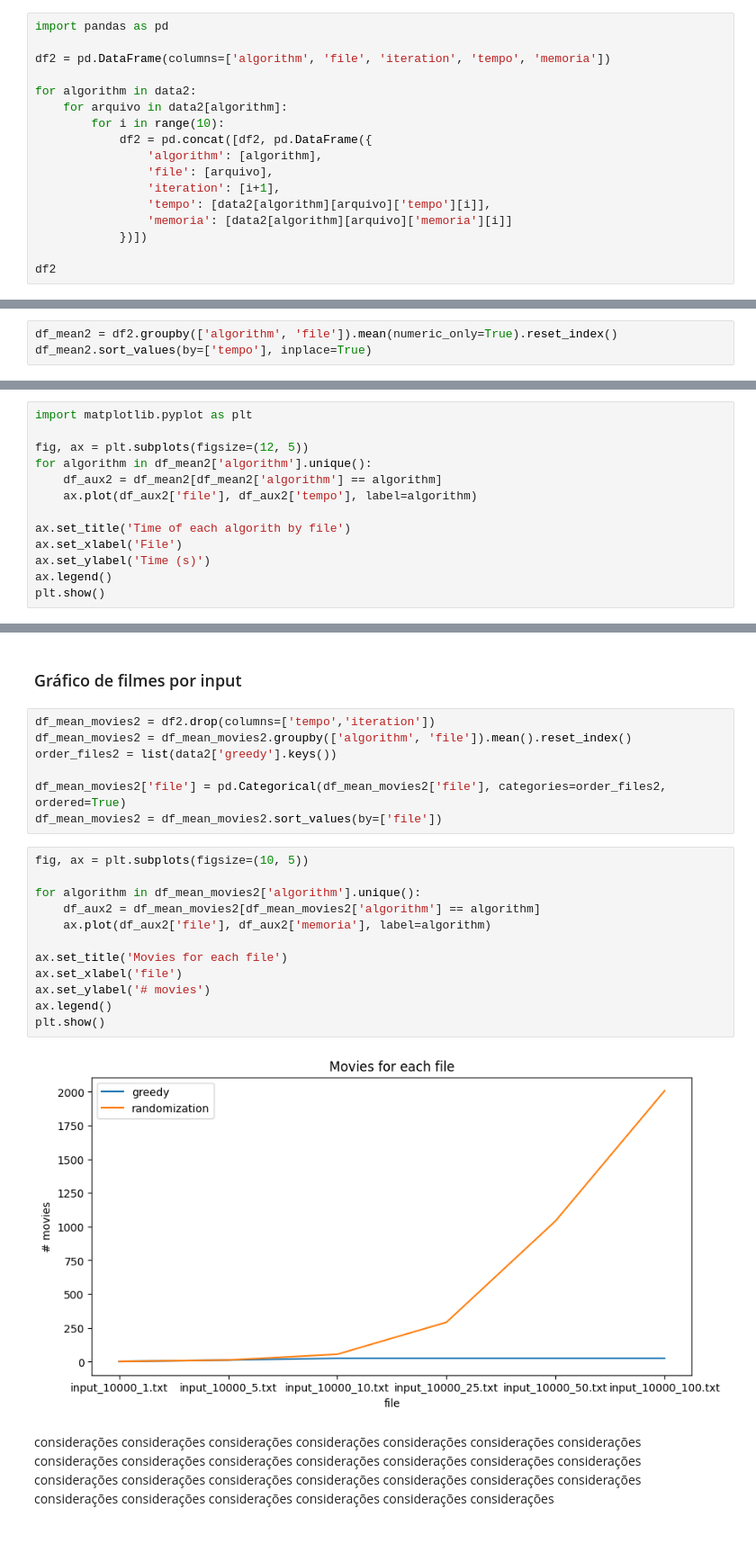
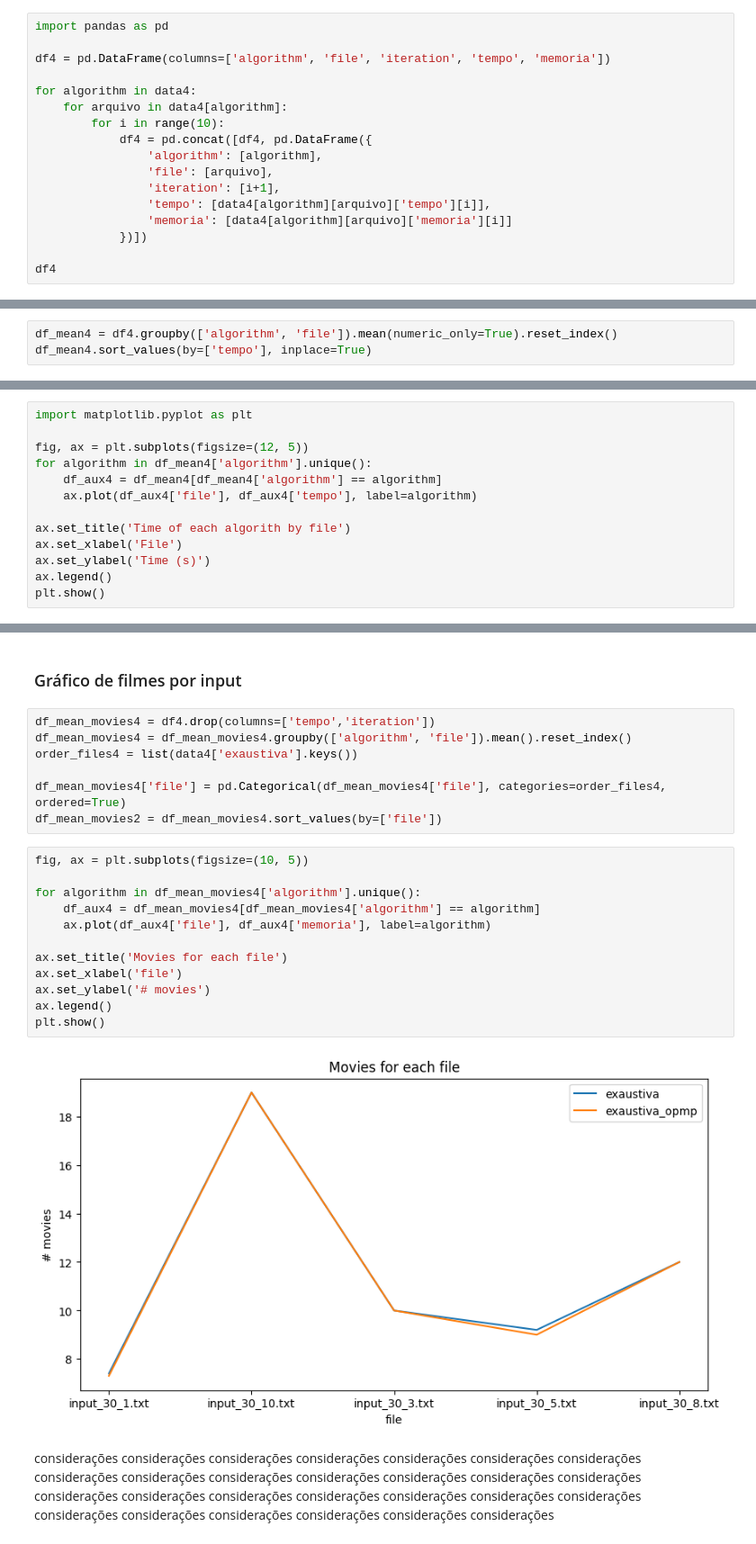
Before and after one commit to ivanbbar/projeto-supercomp2, a Jupyter notebook: relatorio final.ipynb, the cells around one changed output, grey strips where cells are left out. Shown at 90% size. Saved outputs shown, nothing was run; the diff lists cells and outputs as text.

```diff
--- a/relatorio final.ipynb
+++ b/relatorio final.ipynb
@@ -364,19 +444,19 @@ Gerando o df pra ser usado no gráfico
 # %%
 import pandas as pd
 
-df2 = pd.DataFrame(columns=['algorithm', 'file', 'iteration', 'tempo', 'memoria'])
+df4 = pd.DataFrame(columns=['algorithm', 'file', 'iteration', 'tempo', 'memoria'])
 
-for algorithm in data2:
-    for arquivo in data2[algorithm]:
+for algorithm in data4:
+    for arquivo in data4[algorithm]:
         for i in range(10):
-            df2 = pd.concat([df2, pd.DataFrame({
+            df4 = pd.concat([df4, pd.DataFrame({
                 'algorithm': [algorithm],
                 'file': [arquivo],
                 'iteration': [i+1],
-                'tempo': [data2[algorithm][arquivo]['tempo'][i]],
-                'memoria': [data2[algorithm][arquivo]['memoria'][i]]
+                'tempo': [data4[algorithm][arquivo]['tempo'][i]],
+                'memoria': [data4[algorithm][arquivo]['memoria'][i]]
             })])
 
-df2
+df4
 # %% [output]
 |  | algorithm | file | iteration | tempo | memoria |
@@ -397,5 +477,5 @@ df2.to_csv('data2.csv', index=False)
 # %% [markdown]
 ### Gŕafico de tempo
 # %%
-df_mean2 = df2.groupby(['algorithm', 'file']).mean(numeric_only=True).reset_index()
-df_mean2.sort_values(by=['tempo'], inplace=True)
+df_mean4 = df4.groupby(['algorithm', 'file']).mean(numeric_only=True).reset_index()
+df_mean4.sort_values(by=['tempo'], inplace=True)
@@ -419,9 +497,9 @@ df_mean2
 import matplotlib.pyplot as plt
 
 fig, ax = plt.subplots(figsize=(12, 5))
-for algorithm in df_mean2['algorithm'].unique():
-    df_aux2 = df_mean2[df_mean2['algorithm'] == algorithm]
-    ax.plot(df_aux2['file'], df_aux2['tempo'], label=algorithm)
+for algorithm in df_mean4['algorithm'].unique():
+    df_aux4 = df_mean4[df_mean4['algorithm'] == algorithm]
+    ax.plot(df_aux4['file'], df_aux4['tempo'], label=algorithm)
 
 ax.set_title('Time of each algorith by file')
 ax.set_xlabel('File')
@@ -435,26 +513,26 @@ considerações considerações considerações considerações considerações
 # %% [markdown]
 ### Gráfico de filmes por input
 # %%
-df_mean_movies2 = df2.drop(columns=['tempo','iteration'])
-df_mean_movies2 = df_mean_movies2.groupby(['algorithm', 'file']).mean().reset_index()
-order_files2 = list(data2['greedy'].keys())
+df_mean_movies4 = df4.drop(columns=['tempo','iteration'])
+df_mean_movies4 = df_mean_movies4.groupby(['algorithm', 'file']).mean().reset_index()
+order_files4 = list(data4['exaustiva'].keys())
 
-df_mean_movies2['file'] = pd.Categorical(df_mean_movies2['file'], categories=order_files2, ordered=True)
-df_mean_movies2 = df_mean_movies2.sort_values(by=['file'])
+df_mean_movies4['file'] = pd.Categorical(df_mean_movies4['file'], categories=order_files4, ordered=True)
+df_mean_movies2 = df_mean_movies4.sort_values(by=['file'])
 # %%
 fig, ax = plt.subplots(figsize=(10, 5))
 
-for algorithm in df_mean_movies2['algorithm'].unique():
-    df_aux2 = df_mean_movies2[df_mean_movies2['algorithm'] == algorithm]
-    ax.plot(df_aux2['file'], df_aux2['memoria'], label=algorithm)
+for algorithm in df_mean_movies4['algorithm'].unique():
+    df_aux4 = df_mean_movies4[df_mean_movies4['algorithm'] == algorithm]
+    ax.plot(df_aux4['file'], df_aux4['memoria'], label=algorithm)
 
 ax.set_title('Movies for each file')
 ax.set_xlabel('file')
 ax.set_ylabel('# movies')
 ax.legend()
 plt.show()
 # %% [output]
-[figure, old version]
+[figure, new version]
 # %% [markdown]
 considerações considerações considerações considerações considerações considerações considerações considerações considerações considerações considerações considerações considerações considerações considerações considerações considerações considerações considerações considerações considerações considerações considerações considerações considerações considerações considerações
 # %% [markdown]
```
Also changed, not shown: parts of 29 cells of this notebook, 4 other files.
